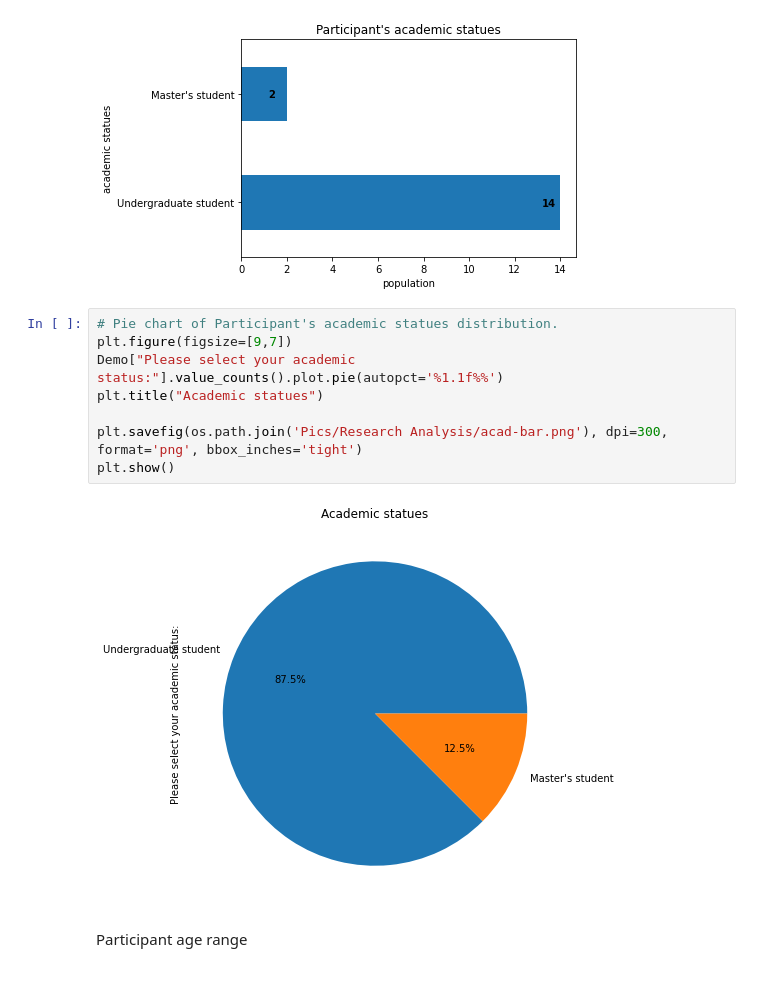
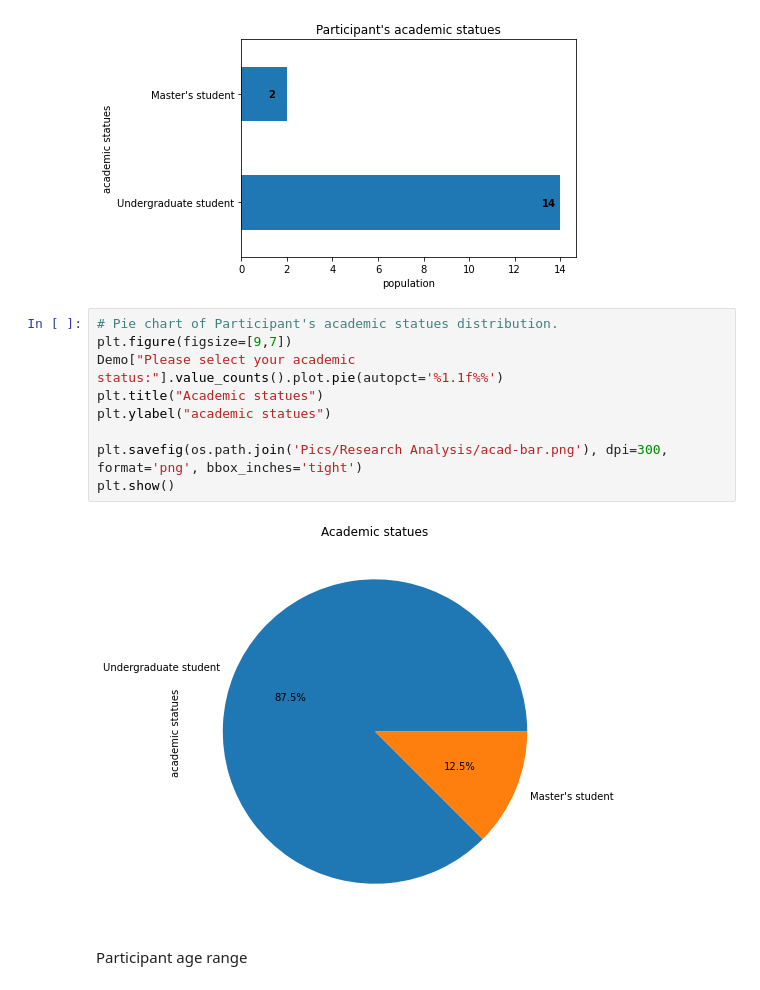
Before and after one commit to YuxuanZhou1/Character-Recorder-DA, a Jupyter notebook: Research Analysis.ipynb, the cells around one changed output. Saved outputs shown, nothing was run; the diff lists cells and outputs as text.

```diff
--- a/Research Analysis.ipynb
+++ b/Research Analysis.ipynb
@@ -54,13 +54,14 @@ plt.show()
 # %%
 # Pie chart of Participant's academic statues distribution.
 plt.figure(figsize=[9,7])
 Demo["Please select your academic status:"].value_counts().plot.pie(autopct='%1.1f%%')
 plt.title("Academic statues")
+plt.ylabel("academic statues")
 
 plt.savefig(os.path.join('Pics/Research Analysis/acad-bar.png'), dpi=300, format='png', bbox_inches='tight')
 plt.show()
 # %% [output]
-[figure, old version]
+[figure, new version]
 # %% [markdown]
 Participant age range
 # %%
```
Also changed, not shown: parts of 2 cells of this notebook, 5 other files.
